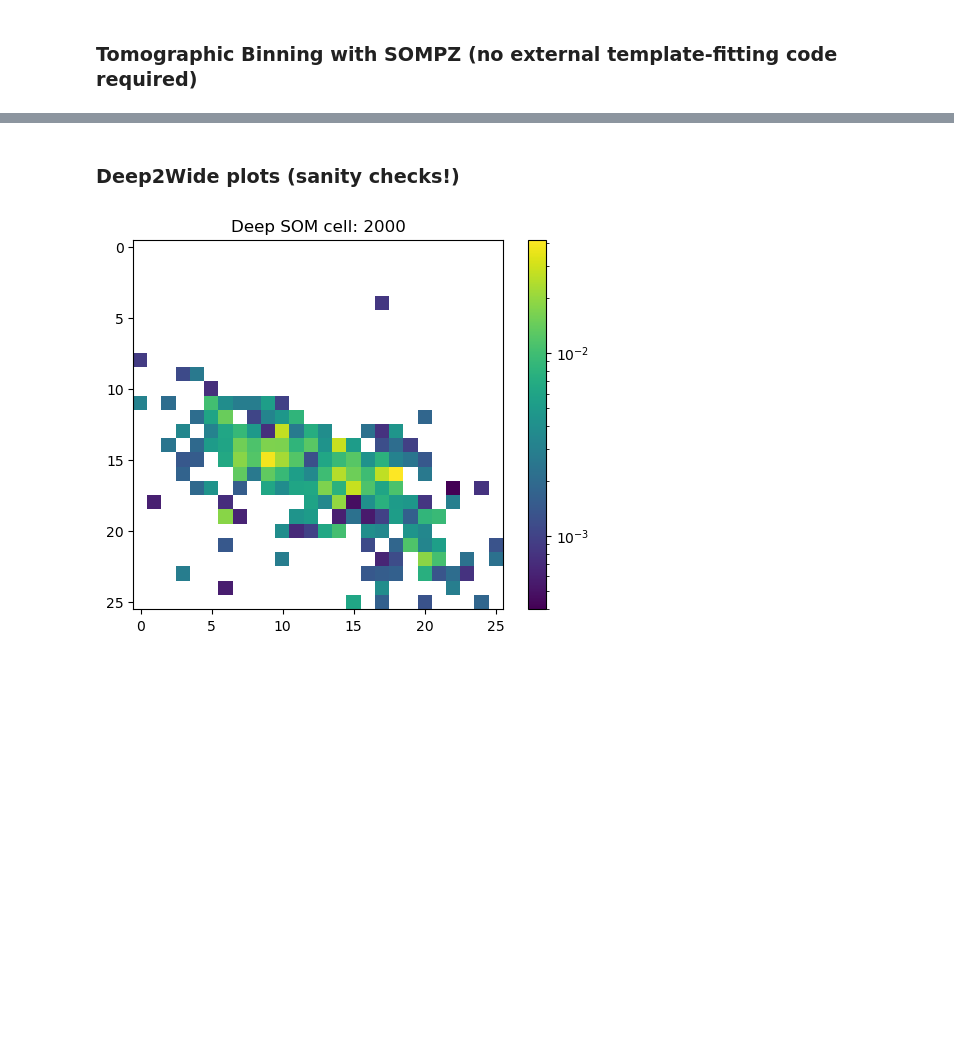
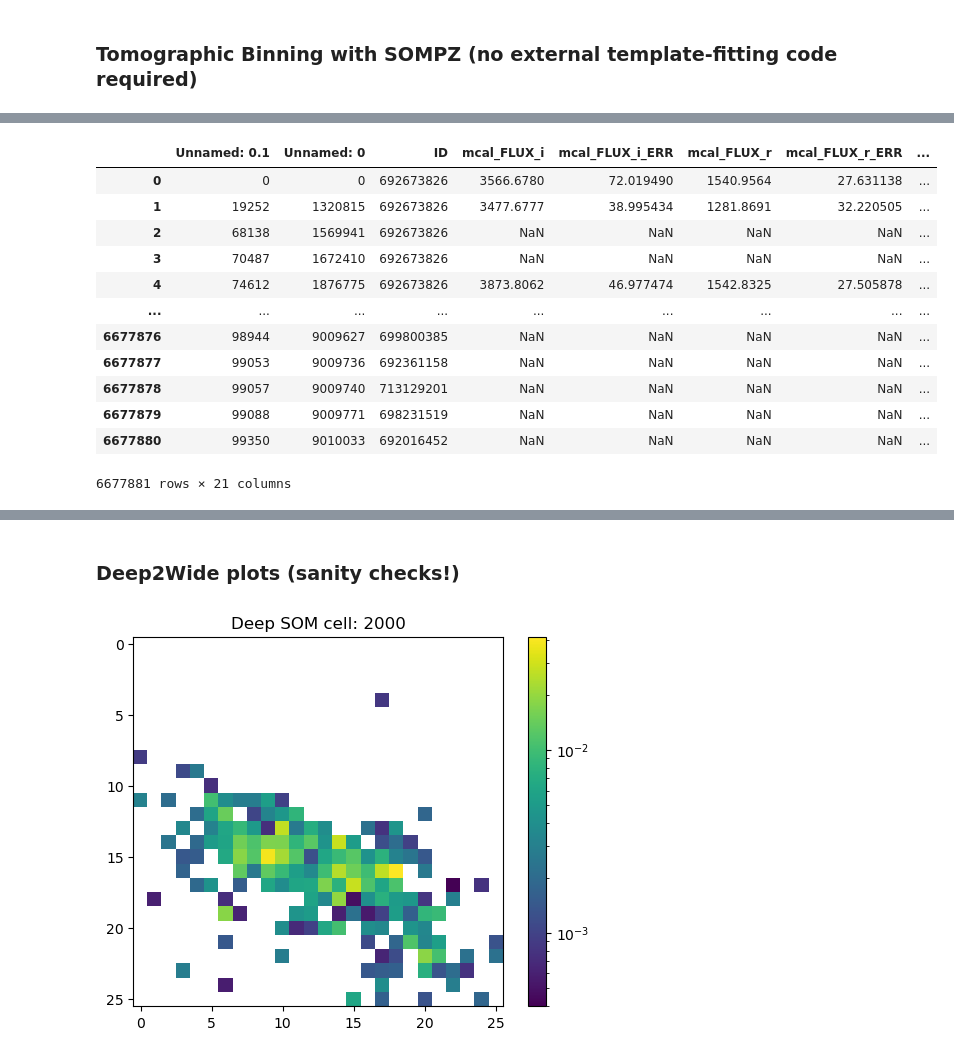
Before and after one commit to rbgdet/CSPZ, a Jupyter notebook: notebooks/SOMPZ_pipeline.ipynb, the cells around one changed output, grey strips where cells are left out. Cells and saved outputs as stored; diff of their text form; code cells hidden in the pictures; blank space fills up the shorter version.

```diff
--- a/notebooks/SOMPZ_pipeline.ipynb
+++ b/notebooks/SOMPZ_pipeline.ipynb
@@ -64 +110,8 @@ def goldish_cut(df, fluxcols=['FLUX_R', 'FLUX_I', 'FLUX_Z'], fluxerrcols=['FLUX_
+# %%
+balrog = pd.read_csv('/project/chihway/raulteixeira/data/som_BalrogOfTheDECADE_20231002_26x26_ids+cells+fluxes.csv.gz')#[:int(4.5e6)]
+balrog_rest = pd.read_csv('/project/chihway/raulteixeira/data/som_BalrogOfTheDECADE_20231002_26x26_REST.csv.gz')#[:int(4.5e6)]
+#balrog = balrog.merge(balrog_rest, on='ID')
+
+balrog['detected']=balrog_rest['detected']
+balrog = balrog[foreground_gold(balrog)]
 # %%
@@ -238,2 +305,18 @@ print([np.sum(p_z_c_hat_bins[i]/np.sum(p_z_c_hat_bins[i]) * np.linspace(0, 2, nb
+# %%
+balrog
+# %% [output]
+|  | Unnamed: 0.1 | Unnamed: 0 | ID | mcal_FLUX_i | mcal_FLUX_i_ERR | mcal_FLUX_r | mcal_FLUX_r_ERR | ... |
+| 0 | 0 | 0 | 692673826 | 3566.6780 | 72.019490 | 1540.9564 | 27.631138 | ... |
+| 1 | 19252 | 1320815 | 692673826 | 3477.6777 | 38.995434 | 1281.8691 | 32.220505 | ... |
+| 2 | 68138 | 1569941 | 692673826 | NaN | NaN | NaN | NaN | ... |
+| 3 | 70487 | 1672410 | 692673826 | NaN | NaN | NaN | NaN | ... |
+| 4 | 74612 | 1876775 | 692673826 | 3873.8062 | 46.977474 | 1542.8325 | 27.505878 | ... |
+| ... | ... | ... | ... | ... | ... | ... | ... | ... |
+| 6677876 | 98944 | 9009627 | 699800385 | NaN | NaN | NaN | NaN | ... |
+| 6677877 | 99053 | 9009736 | 692361158 | NaN | NaN | NaN | NaN | ... |
+| 6677878 | 99057 | 9009740 | 713129201 | NaN | NaN | NaN | NaN | ... |
+| 6677879 | 99088 | 9009771 | 698231519 | NaN | NaN | NaN | NaN | ... |
+| 6677880 | 99350 | 9010033 | 692016452 | NaN | NaN | NaN | NaN | ... |
+6677881 rows × 21 columns
 # %%
 plt.figure()
```
Also changed, not shown: parts of 29 cells of this notebook.
